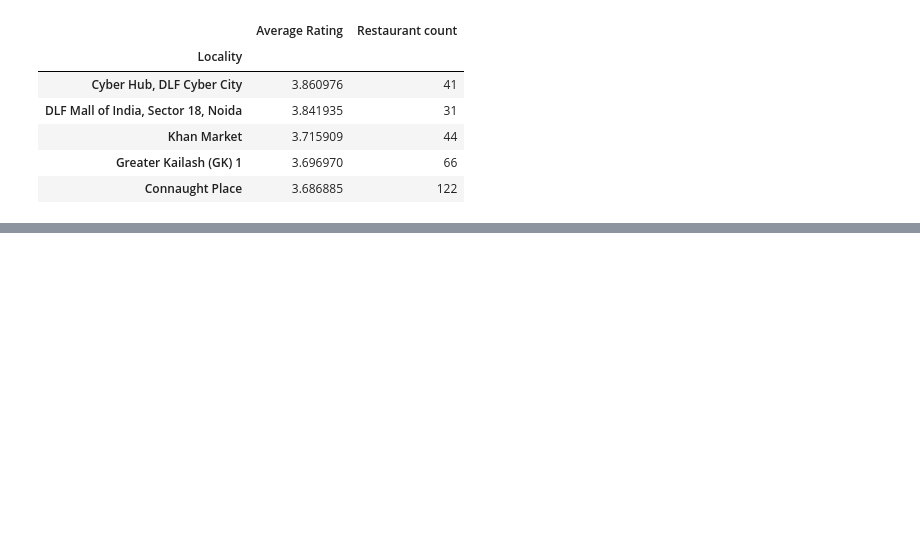
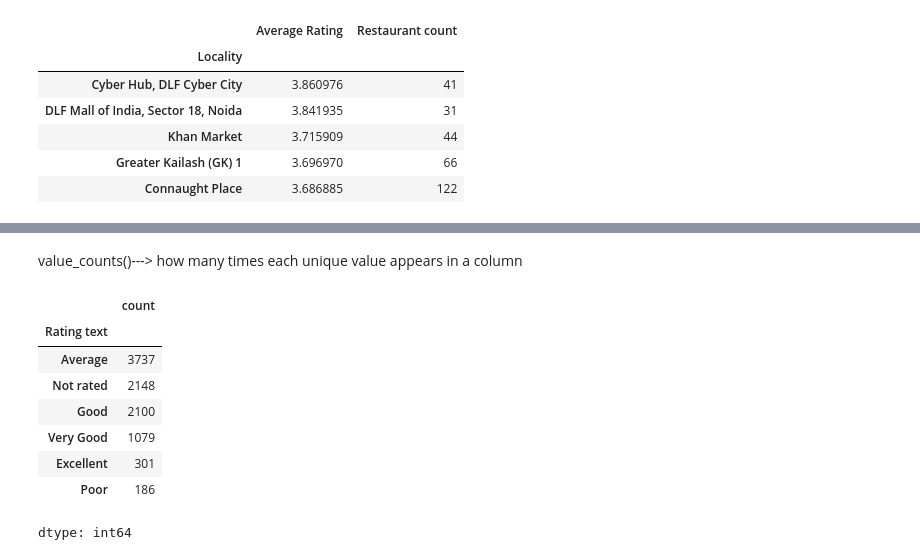
Before and after one commit to abinav102/ML-Fundamentals, a Jupyter notebook: ZomatoDataset.ipynb, the cells around one changed output, grey strips where cells are left out. Drawn from its saved outputs; the diff is of its cells as text; code cells hidden in the pictures; blank space fills up the shorter version.

```diff
--- a/ZomatoDataset.ipynb
+++ b/ZomatoDataset.ipynb
@@ -135,0 +146,14 @@ top_10.head()
+# %% [markdown]
+value_counts()---> how many times each unique value appears in a column
+# %%
+zomato['Rating text'].value_counts()
+# %% [output]
+|  | count |
+| Rating text |  |
+| Average | 3737 |
+| Not rated | 2148 |
+| Good | 2100 |
+| Very Good | 1079 |
+| Excellent | 301 |
+| Poor | 186 |
+dtype: int64
```
Also changed, not shown: parts of 6 cells of this notebook.
